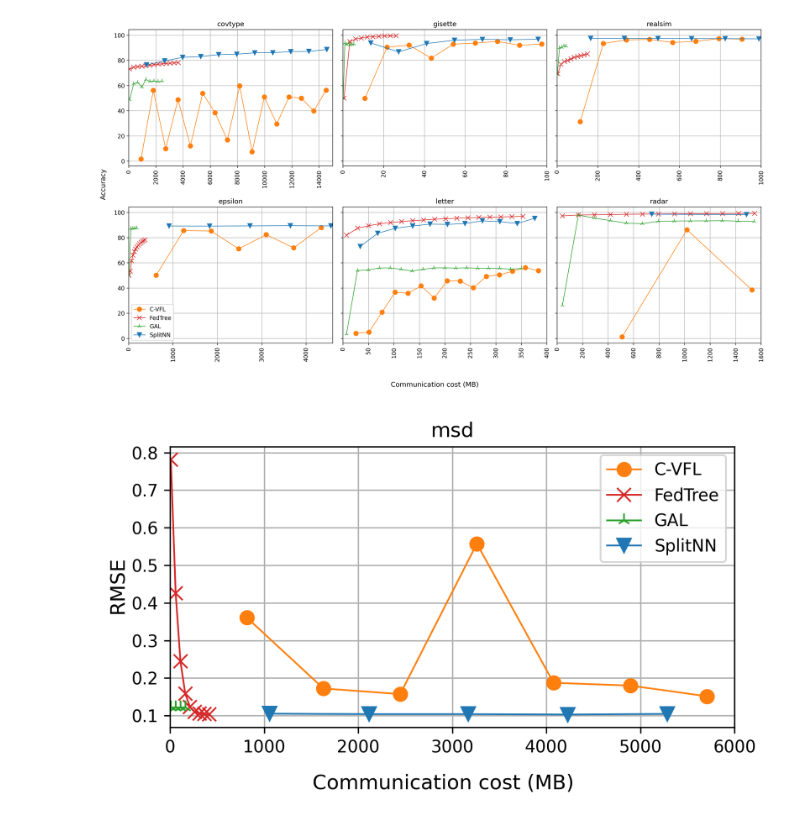
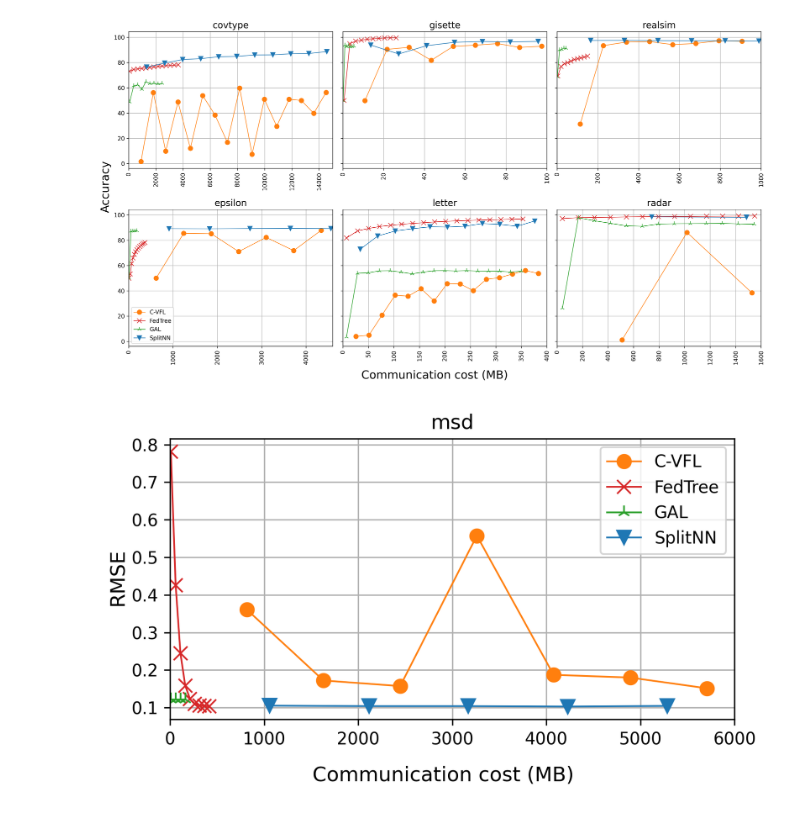
Before and after one commit to Xtra-Computing/VertiBench, a Jupyter notebook: comm-acc.ipynb, the cells around one changed output. Saved outputs shown, nothing was run; the diff lists cells and outputs as text; code cells hidden in the pictures.

```diff
--- a/comm-acc.ipynb
+++ b/comm-acc.ipynb
@@ -175,37 +175,38 @@ def draw(dataset, ax):
             if algo in ["FedTree"]:
                 epochs = epochs[::6]
                 accs = accs[::6]
             if algo in ['GAL']:
                 epochs = epochs[::6]
                 accs = accs[::6]
 
         ax.tick_params(axis='x', rotation=90, labelsize=10)
         ax.tick_params(axis='y', labelsize=10)
         ax.plot(epochs, accs, label=algo, marker=markers[algo], markersize=8, linewidth=1, color=colors[algo])
 
-    ax.set_title(dataset)
+
+    ax.set_title(dataset, fontsize=16)
     ax.grid(True)
 
 datasets = ["covtype", "gisette", "realsim", "epsilon", "letter", "radar"]
 fig, axs = plt.subplots(2, 3,figsize=(20, 10), sharey=True, gridspec_kw={'wspace': 0.05, 'hspace': 0.3}, dpi=300)
 
 # 在每个子图中绘制数据集
 for i, dataset in enumerate(datasets):
     row = i // 3
     col = i % 3
     ax = axs[row, col]
     draw(dataset, ax)
     if dataset == "msd":
         ax.set_ylabel("RMSE", fontsize=16)
 
 axs[1, 0].legend()
 # fig.suptitle("Accuracy and communication cost of different algorithms on different datasets", y=1.03)
-fig.supxlabel('Communication cost (MB)', x=0.5, y=-0.)
-fig.supylabel('Accuracy', x=0.09, y=0.5)
+fig.supxlabel('Communication cost (MB)', x=0.5, y=0.025, fontsize=20)
+fig.supylabel('Accuracy', x=0.09, y=0.5, fontsize=20)
 fig.savefig(f"communication_accuracy.png", bbox_inches='tight', dpi=300)
 plt.show()
 # %% [output]
-[figure, old version]
+[figure, new version]
 # %%
 fig, axs = plt.subplots(1,1,figsize=(6, 3), sharey=True, gridspec_kw={'wspace': 0.05, 'hspace': 0.3}, dpi=300)
 
```
